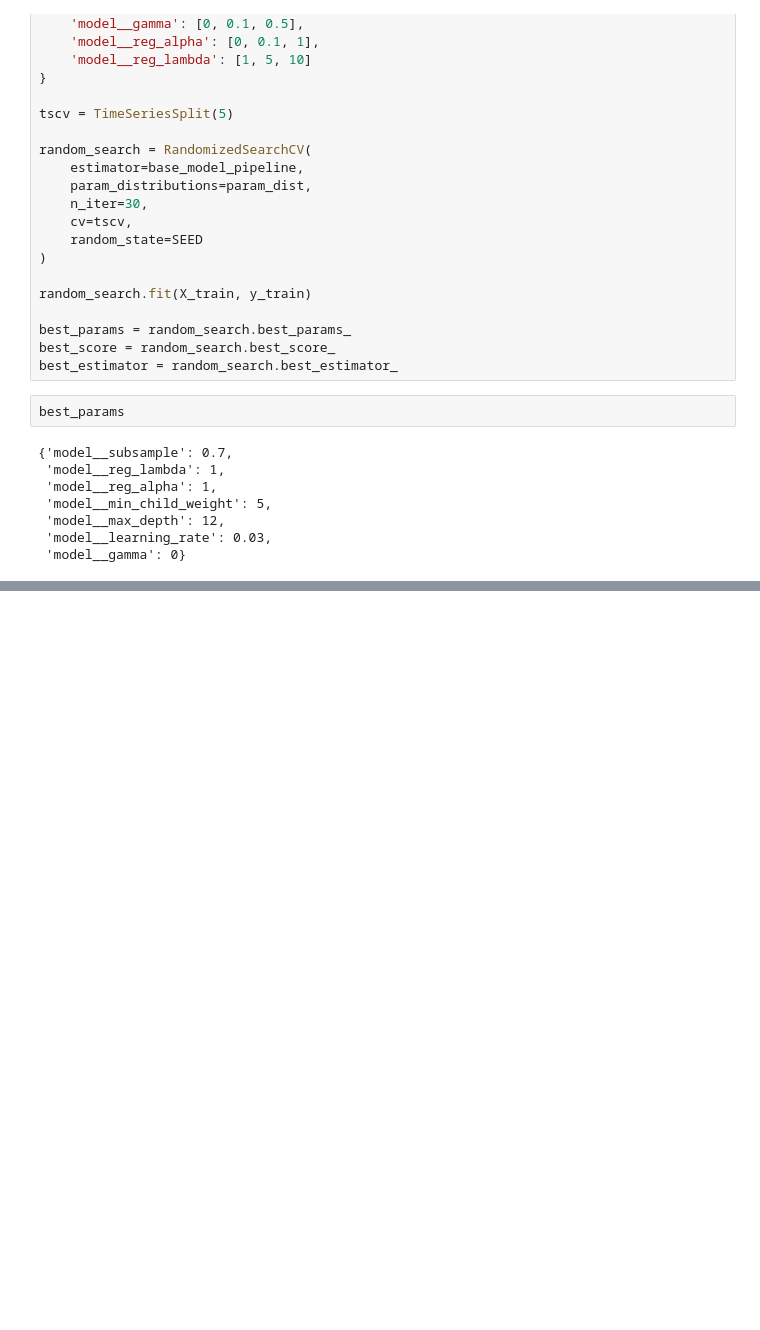
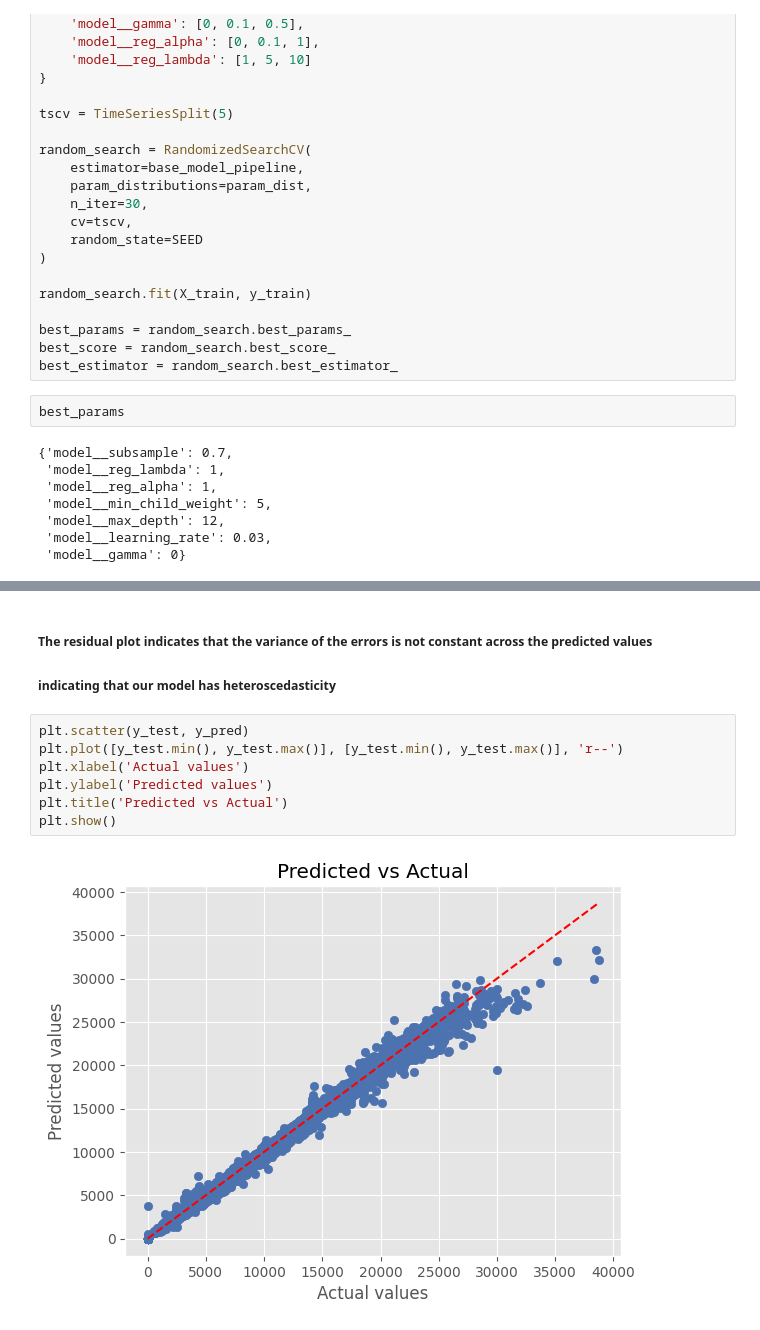
Before and after one commit to martin-har/rossman-repo, a Jupyter notebook: rossman-proj.ipynb, the cells around one changed output, grey strips where cells are left out. Saved outputs shown, nothing was run; the diff lists cells and outputs as text; blank space fills up the shorter version.

```diff
--- a/rossman-proj.ipynb
+++ b/rossman-proj.ipynb
@@ -727,0 +722,12 @@ joblib.dump(best_estimator, 'tuned_model.pkl')
+# %% [markdown]
+##### The residual plot indicates that the variance of the errors is not constant across the predicted values
+##### indicating that our model has heteroscedasticity
+# %%
+plt.scatter(y_test, y_pred)
+plt.plot([y_test.min(), y_test.max()], [y_test.min(), y_test.max()], 'r--')
+plt.xlabel('Actual values')
+plt.ylabel('Predicted values')
+plt.title('Predicted vs Actual')
+plt.show()
+# %% [output]
+[figure, added]
```
Also changed, not shown: parts of 9 cells of this notebook.
